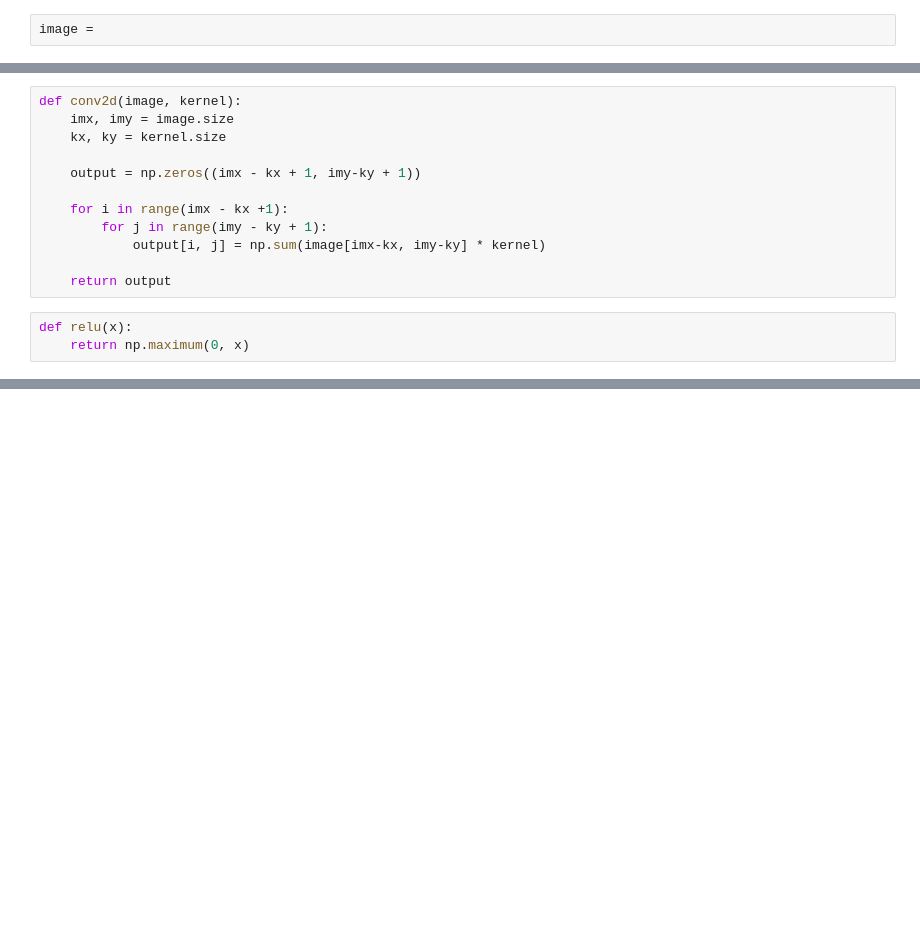
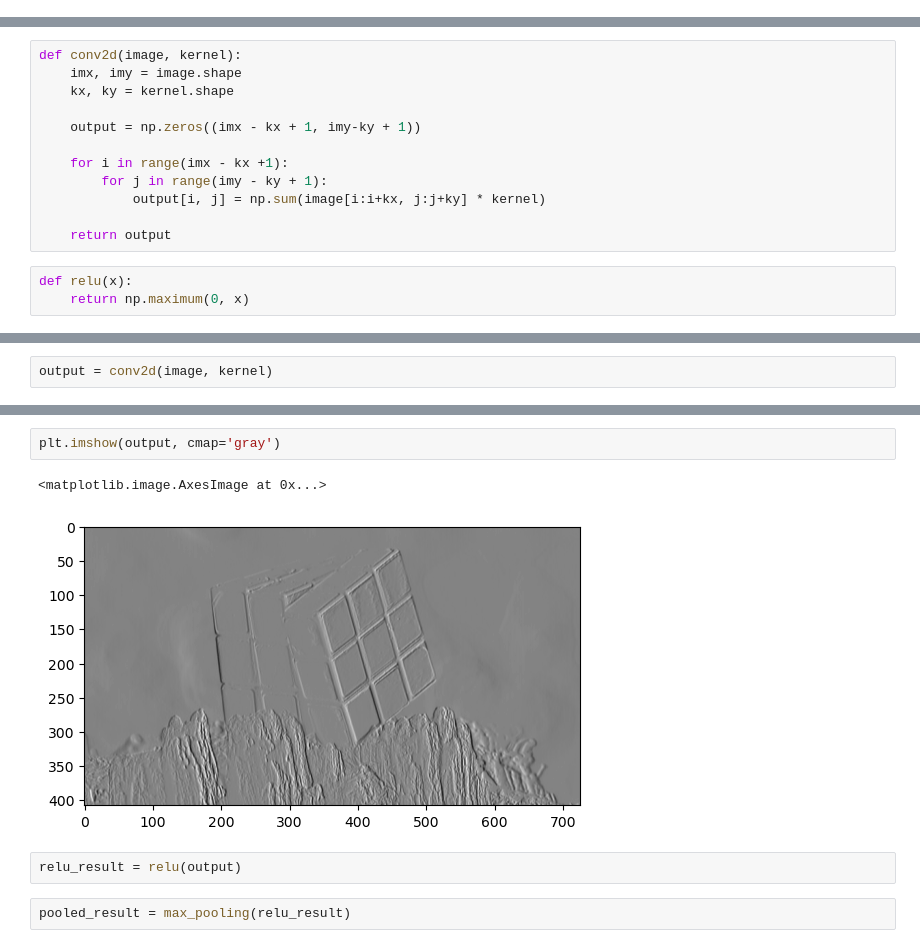
Before and after one commit to SVK004/Basic_CNN_Project, a Jupyter notebook: Model/CNN.ipynb, the cells around one changed output, grey strips where cells are left out. Drawn from its saved outputs; the diff is of its cells as text; blank space fills up the shorter version.

```diff
--- a/Model/CNN.ipynb
+++ b/Model/CNN.ipynb
@@ -1,7 +1,5 @@
 # %%
 import numpy as np
-# %%
-image =
 # %%
 kernel = np.array([
     [-1, 0, 1],
@@ -22,13 +20,13 @@ array([-1.1043861])
 # %%
 def conv2d(image, kernel):
-    imx, imy = image.size
-    kx, ky = kernel.size
+    imx, imy = image.shape
+    kx, ky = kernel.shape
 
     output = np.zeros((imx - kx + 1, imy-ky + 1))
 
     for i in range(imx - kx +1):
         for j in range(imy - ky + 1):
-            output[i, j] = np.sum(image[imx-kx, imy-ky] * kernel)
+            output[i, j] = np.sum(image[i:i+kx, j:j+ky] * kernel)
 
     return output
 # %%
@@ -50,0 +69,2 @@ def max_pooling(input, size=2, stride=2):
+# %%
+output = conv2d(image, kernel)
@@ -50,0 +88,9 @@ def max_pooling(input, size=2, stride=2):
+# %%
+plt.imshow(output, cmap='gray')
+# %% [output]
+<matplotlib.image.AxesImage at 0x...>
+[figure, added]
+# %%
+relu_result = relu(output)
+# %%
+pooled_result = max_pooling(relu_result)
```
Also changed, not shown: parts of 9 cells of this notebook.
